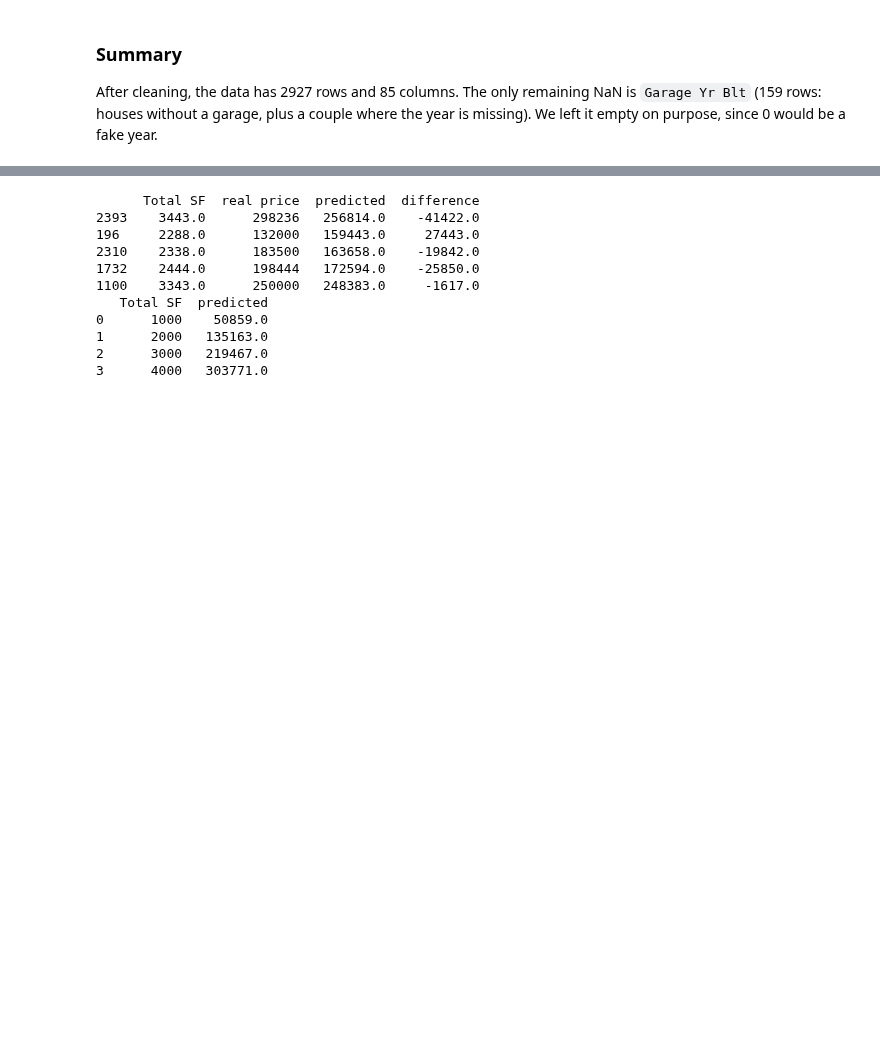
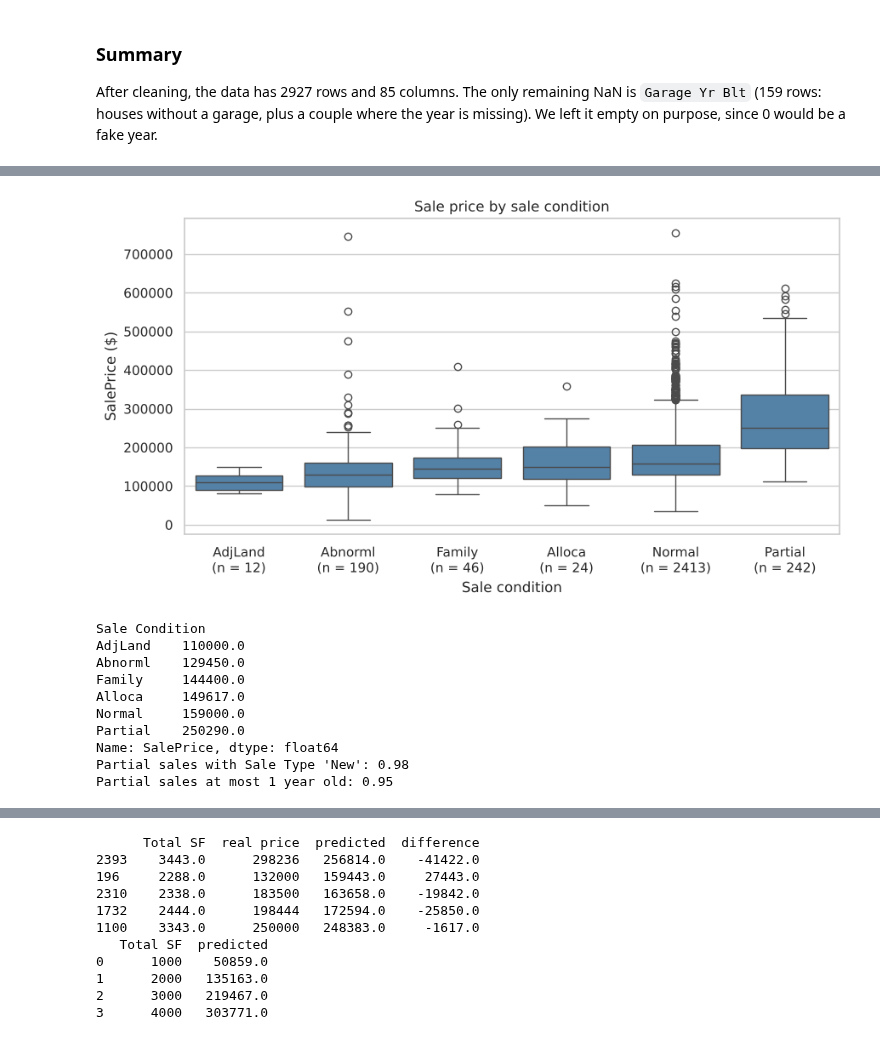
Before and after one commit to Maroscsak-Daniel/Labor-ML-, a Jupyter notebook: analysis.ipynb, the cells around one changed output, grey strips where cells are left out. Drawn from its saved outputs; the diff is of its cells as text; code cells hidden in the pictures; blank space fills up the shorter version.

```diff
--- a/analysis.ipynb
+++ b/analysis.ipynb
@@ -464,0 +575,29 @@ Name: SalePrice, dtype: float64
+# %%
+cond_order = clean_df.groupby("Sale Condition")["SalePrice"].median().sort_values().index
+cond_counts = clean_df["Sale Condition"].value_counts()
+
+plt.figure(figsize=(9, 5))
+sns.boxplot(data=clean_df, x="Sale Condition", y="SalePrice", order=cond_order, color="steelblue")
+plt.xticks(range(len(cond_order)), [f"{c}\n(n = {cond_counts[c]})" for c in cond_order])
+plt.xlabel("Sale condition")
+plt.ylabel("SalePrice ($)")
+plt.title("Sale price by sale condition")
+plt.tight_layout()
+plt.show()
+
+print(clean_df.groupby("Sale Condition")["SalePrice"].median().sort_values())
+partial = clean_df[clean_df["Sale Condition"] == "Partial"]
+print("Partial sales with Sale Type 'New':", round((partial["Sale Type"] == "New").mean(), 2))
+print("Partial sales at most 1 year old:", round((partial["House Age"] <= 1).mean(), 2))
+# %% [output]
+[figure, added]
+Sale Condition
+AdjLand    110000.0
+Abnorml    129450.0
+Family     144400.0
+Alloca     149617.0
+Normal     159000.0
+Partial    250290.0
+Name: SalePrice, dtype: float64
+Partial sales with Sale Type 'New': 0.98
+Partial sales at most 1 year old: 0.95
```
Also changed, not shown: parts of 50 cells of this notebook.
